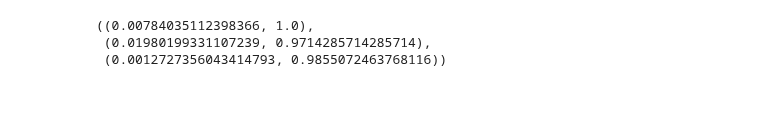
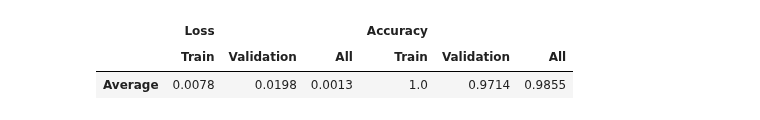
Before and after one commit to jasonrichdarmawan/learn-data-mining-techniques, a Jupyter notebook: 1-train.ipynb, the cells around one changed output. Cells and saved outputs as stored; diff of their text form; code cells hidden in the pictures.

```diff
--- a/1-train.ipynb
+++ b/1-train.ipynb
@@ -402,21 +452,36 @@ Train Metrics are inaccurate due to dropout, noise, and load balancing.
 | @ Lowest Validation Loss | 1.5366 | 0.0199 | 0.5294 | 0.9714 | 13 |
 | @ Highest Validation Accuracy | 1.5366 | 0.0199 | 0.5294 | 0.9714 | 13 |
 [figure]
-# %%
-# Evaluation Results
-model = MoE(input_dim=n_features, output_dim=5, num_experts=num_experts, top_k=top_k)
-model.load_state_dict(torch.load(f'weights/model_weights_0_{num_experts}_{top_k}.pth', weights_only=True))
-
-X_combined = torch.cat([train_dataset.tensors[0], val_dataset.tensors[0]], dim=0)
-y_combined = torch.cat([train_dataset.tensors[1], val_dataset.tensors[1]], dim=0)
-combined_dataset = TensorDataset(X_combined, y_combined)
-combined_loader = DataLoader(combined_dataset, batch_size=69, shuffle=True)
-
-val_loop(train_loader, model, loss_fn), val_loop(val_loader, model, loss_fn), val_loop(combined_loader, model, loss_fn)
-# %% [output]
-((0.00784035112398366, 1.0),
- (0.01980199331107239, 0.9714285714285714),
- (0.0012727356043414793, 0.9855072463768116))
+# %%
+# Evaluation Results
+model_weights = torch.load(f'weights/model_weights_0_{n_features}_{n_classes}_{num_experts}_{top_k}.pth', weights_only=True)
+model = Network(input_dim=model_weights['input_dim'],
+                output_dim=model_weights['output_dim'],
+                num_experts=model_weights['num_experts'],
+                top_k=model_weights['top_k'])
+model.load_state_dict(model_weights['state_dict'])
+
+X_tensor = torch.tensor(X.T.values, dtype=torch.float32)
+y_tensor = torch.tensor(y.values, dtype=torch.long)
+Xy_dataset = GeneExpressionDataset(X_tensor, y_tensor, transform=preprocess_transforms)
+Xy_dataloader = DataLoader(Xy_dataset, batch_size=69, shuffle=True)
+
+avg_train_loss, avg_train_accuracy = val_loop(train_loader, model, loss_fn)
+avg_val_loss, avg_val_accuracy = val_loop(val_loader, model, loss_fn)
+avg_all_loss, avg_all_accuracy = val_loop(Xy_dataloader, model, loss_fn)
+
+pd.DataFrame({("Loss", "Train"):            [avg_train_loss],
+              ("Loss", "Validation"):       [avg_val_loss],
+              ("Loss", "All"):              [avg_all_loss],
+              ("Accuracy", "Train"):        [avg_train_accuracy],
+              ("Accuracy", "Validation"):   [avg_val_accuracy],
+              ("Accuracy", "All"):          [avg_all_accuracy]
+             },
+             index=["Average"]).round(4)
+# %% [output]
+|  | Loss |  |  | Accuracy |  |  |
+|  | Train | Validation | All | Train | Validation | All |
+| Average | 0.0078 | 0.0198 | 0.0013 | 1.0 | 0.9714 | 0.9855 |
 # %%
 # Inference
 import pandas as pd
```
Also changed, not shown: parts of 2 cells of this notebook, 9 other files.
